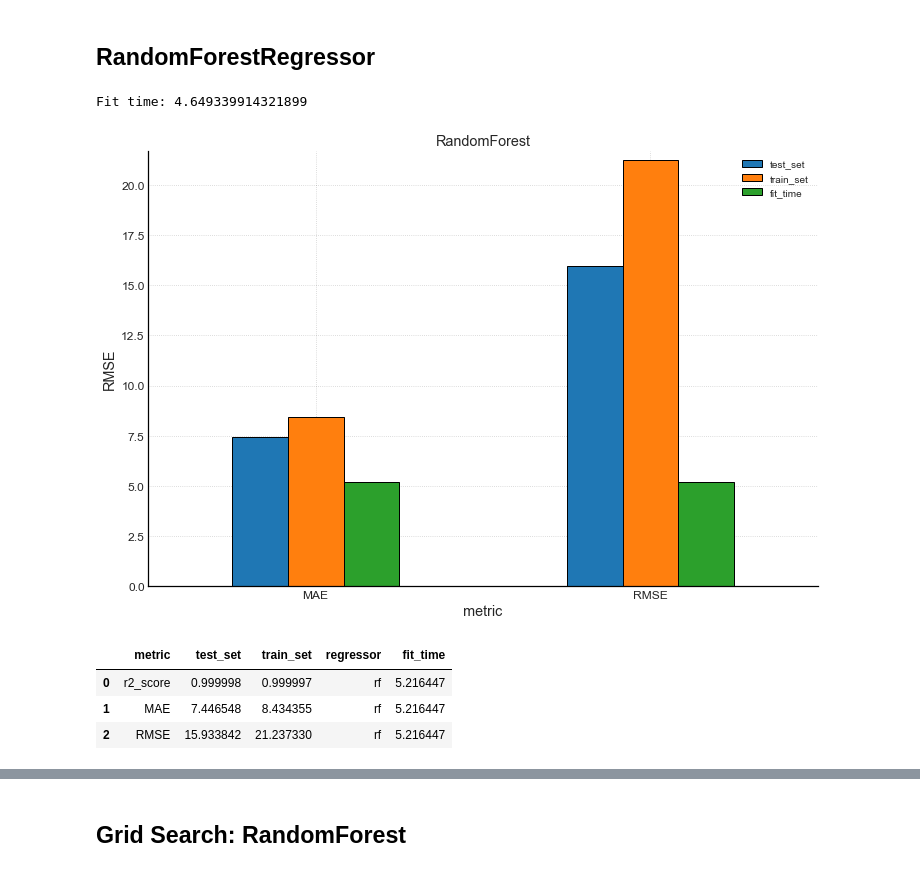
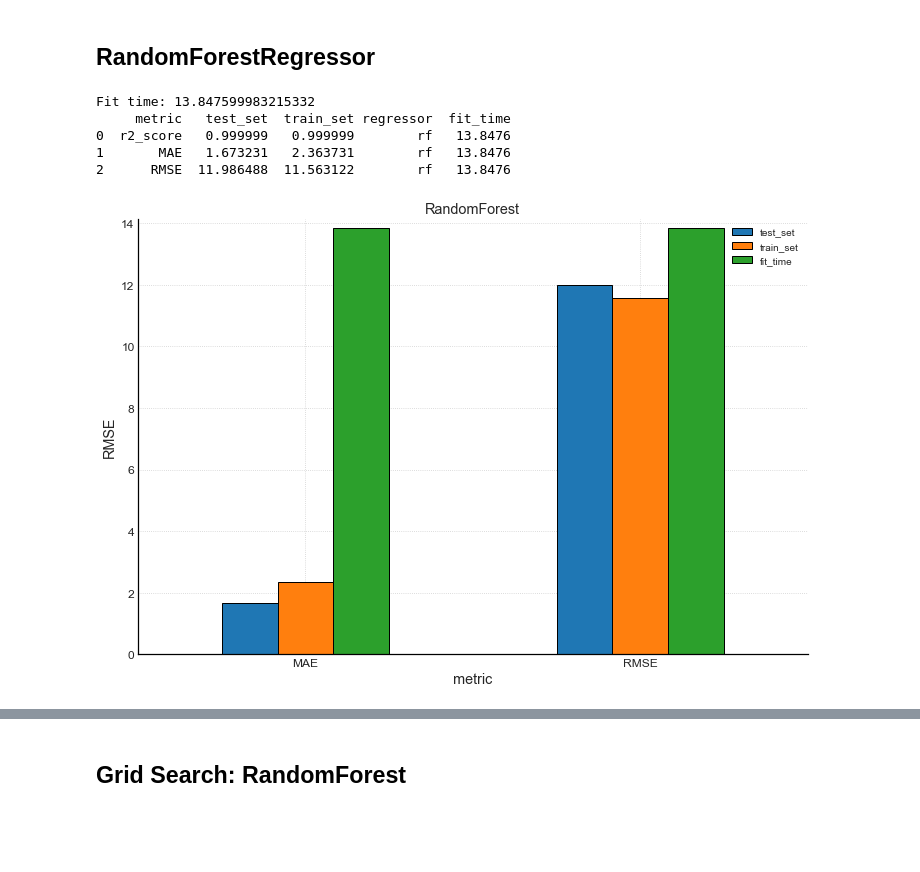
Before and after one commit to sergatron/projects, a Jupyter notebook: solar_array/solar_array_final_models.ipynb, the cells around one changed output, grey strips where cells are left out. Saved outputs shown, nothing was run; the diff lists cells and outputs as text; code cells hidden in the pictures; blank space fills up the shorter version.

Commit message:
updated visuals

```diff
--- a/solar_array/solar_array_final_models.ipynb
+++ b/solar_array/solar_array_final_models.ipynb
@@ -699,7 +699,8 @@ def build_model(regressor, data=df_2, model_name='', **pipeline_params):
     # measure fit time
     fit_start = time.time()
     model.fit(X_train, y_train)
-    print('Fit time:', time.time() - fit_start)
+    fit_time = time.time() - fit_start
+    print('Fit time:', fit_time)
     # make predictions
     y_pred = model.predict(X_test)
     y_train_pred = model.predict(X_train)
@@ -710,7 +711,7 @@ def build_model(regressor, data=df_2, model_name='', **pipeline_params):
         'test_set': metrics(y_test, y_pred),
         'train_set': metrics(y_train, y_train_pred),
         'regressor': str(model_name),
-        'fit_time': time.time() - fit_start
+        'fit_time': fit_time
     })
 
     return metrics_df, model
@@ -1144,31 +1131,30 @@ Fit time: 0.36943769454956055
 # %%
 # numerica data
 X_train, y_train, X_test, y_test = train_test_split(df_2.drop(drop_this, axis=1),
                                                     '2015-05-31', '2015-06-01')
 
 rf_params = {
-    'max_depth': 10,
-    'n_estimators': 15,
+    'max_depth': 16,
+    'n_estimators': 30,
 #     'min_samples_split': 3,
-    'n_jobs': -1,
+    'random_state': 11,
+    'n_jobs': 6,
 }
 # define regressor and build pipeline
 rf_model_stats, rf_model = build_model(
     RandomForestRegressor,
     **rf_params,
     model_name='rf'
 )
+print(rf_model_stats)
 plot_model_metrics(rf_model_stats, 'RandomForest')
 # %% [output]
-Fit time: 4.649339914321899
+Fit time: 13.847599983215332
+     metric   test_set  train_set regressor  fit_time
+0  r2_score   0.999999   0.999999        rf   13.8476
+1       MAE   1.673231   2.363731        rf   13.8476
+2      RMSE  11.986488  11.563122        rf   13.8476
-[figure, old version]
+[figure, new version]
-# %%
-rf_model_stats
-# %% [output]
-|  | metric | test_set | train_set | regressor | fit_time |
-| 0 | r2_score | 0.999998 | 0.999997 | rf | 5.216447 |
-| 1 | MAE | 7.446548 | 8.434355 | rf | 5.216447 |
-| 2 | RMSE | 15.933842 | 21.237330 | rf | 5.216447 |
 # %%
 rf_features_df = pd.DataFrame({
     'features': X_train.columns.values[rf_model.named_steps['feature select'].get_support()],
```
Also changed, not shown: parts of 38 cells of this notebook.
